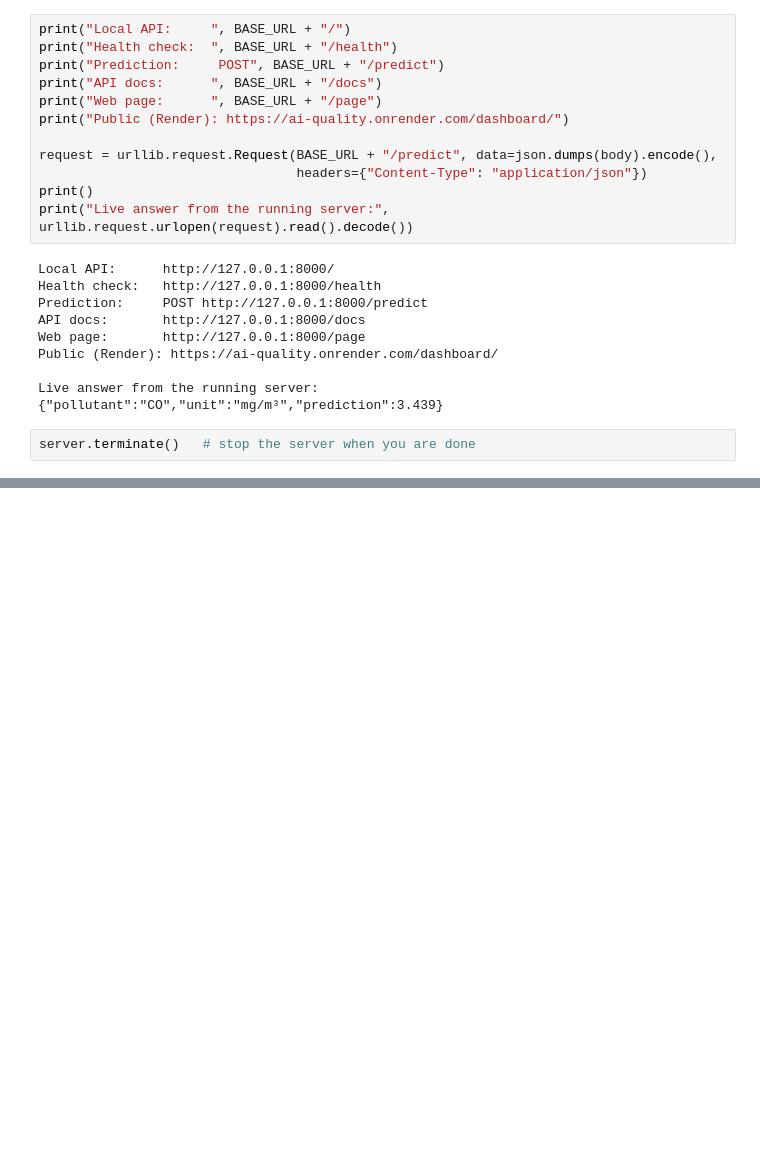
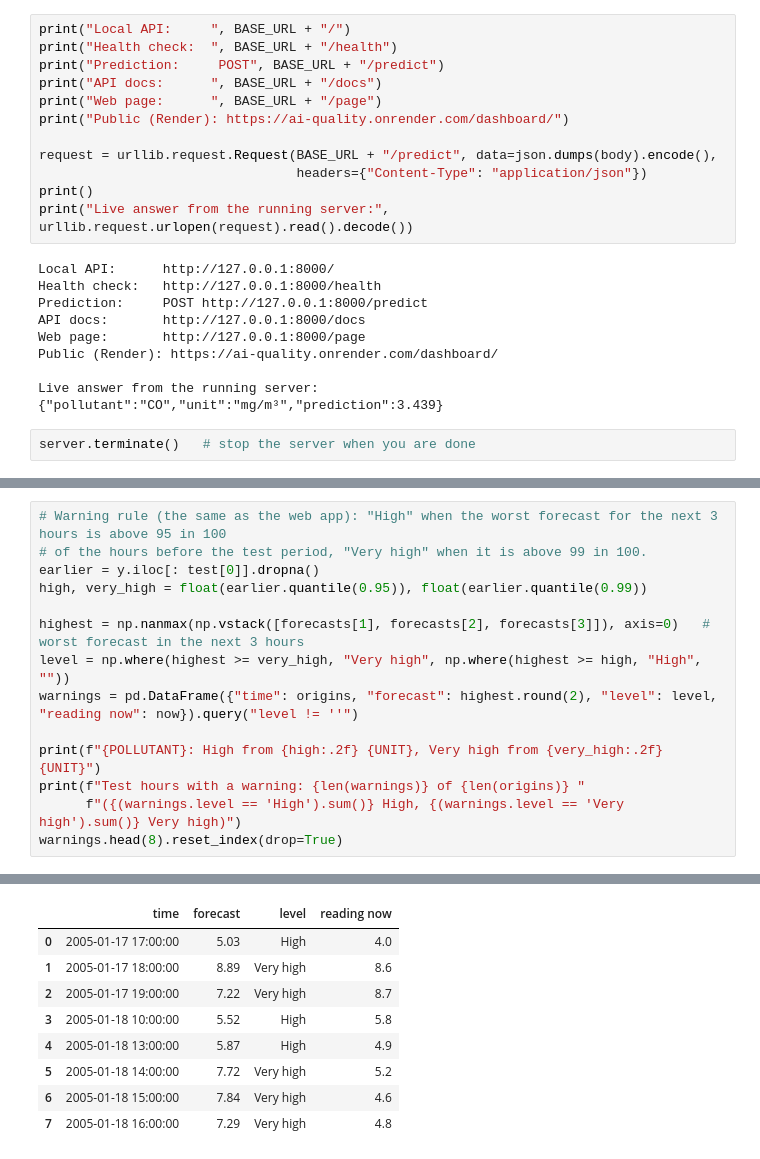
Before and after one commit to bonbonchandana/ai-quality, a Jupyter notebook: notebooks/air_quality_16_steps.ipynb, the cells around one changed output, grey strips where cells are left out. Cells and saved outputs as stored; diff of their text form; blank space fills up the shorter version.

```diff
--- a/notebooks/air_quality_16_steps.ipynb
+++ b/notebooks/air_quality_16_steps.ipynb
@@ -771,0 +739,15 @@ Worst hour in the next 24 h: Mon 07:00 (AQI 163)
+# %%
+# Warning rule (the same as the web app): "High" when the worst forecast for the next 3 hours is above 95 in 100
+# of the hours before the test period, "Very high" when it is above 99 in 100.
+earlier = y.iloc[: test[0]].dropna()
+high, very_high = float(earlier.quantile(0.95)), float(earlier.quantile(0.99))
+
+highest = np.nanmax(np.vstack([forecasts[1], forecasts[2], forecasts[3]]), axis=0)   # worst forecast in the next 3 hours
+level = np.where(highest >= very_high, "Very high", np.where(highest >= high, "High", ""))
+warnings = pd.DataFrame({"time": origins, "forecast": highest.round(2), "level": level, "reading now": now}).query("level != ''")
+
+print(f"{POLLUTANT}: High from {high:.2f} {UNIT}, Very high from {very_high:.2f} {UNIT}")
+print(f"Test hours with a warning: {len(warnings)} of {len(origins)} "
+      f"({(warnings.level == 'High').sum()} High, {(warnings.level == 'Very high').sum()} Very high)")
+warnings.head(8).reset_index(drop=True)
+# %% [output]
@@ -771,0 +756,9 @@ Worst hour in the next 24 h: Mon 07:00 (AQI 163)
+|  | time | forecast | level | reading now |
+| 0 | 2005-01-17 17:00:00 | 5.03 | High | 4.0 |
+| 1 | 2005-01-17 18:00:00 | 8.89 | Very high | 8.6 |
+| 2 | 2005-01-17 19:00:00 | 7.22 | Very high | 8.7 |
+| 3 | 2005-01-18 10:00:00 | 5.52 | High | 5.8 |
+| 4 | 2005-01-18 13:00:00 | 5.87 | High | 4.9 |
+| 5 | 2005-01-18 14:00:00 | 7.72 | Very high | 5.2 |
+| 6 | 2005-01-18 15:00:00 | 7.84 | Very high | 4.6 |
+| 7 | 2005-01-18 16:00:00 | 7.29 | Very high | 4.8 |
```
Also changed, not shown: parts of 6 cells of this notebook, 6 other files.
